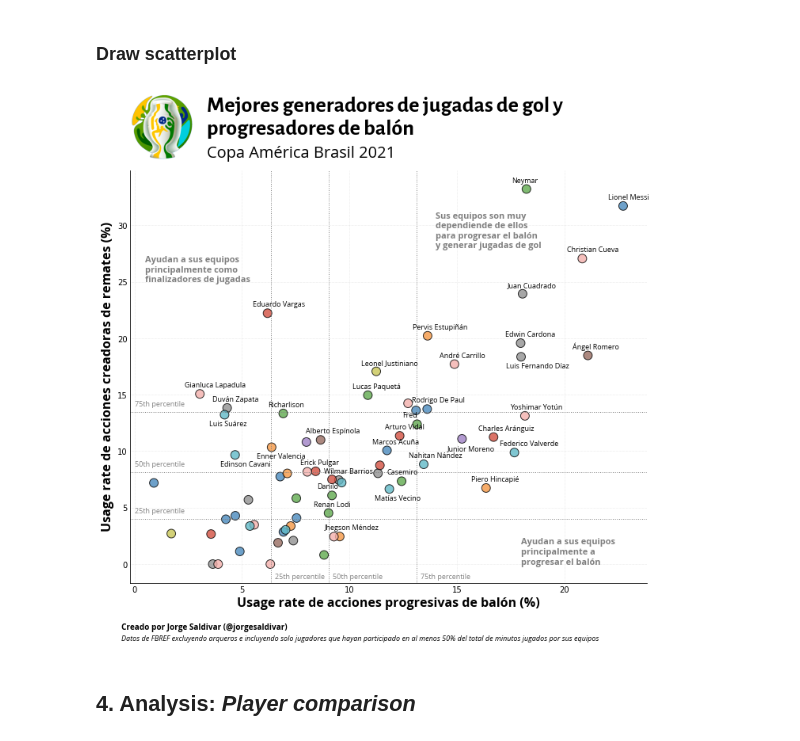
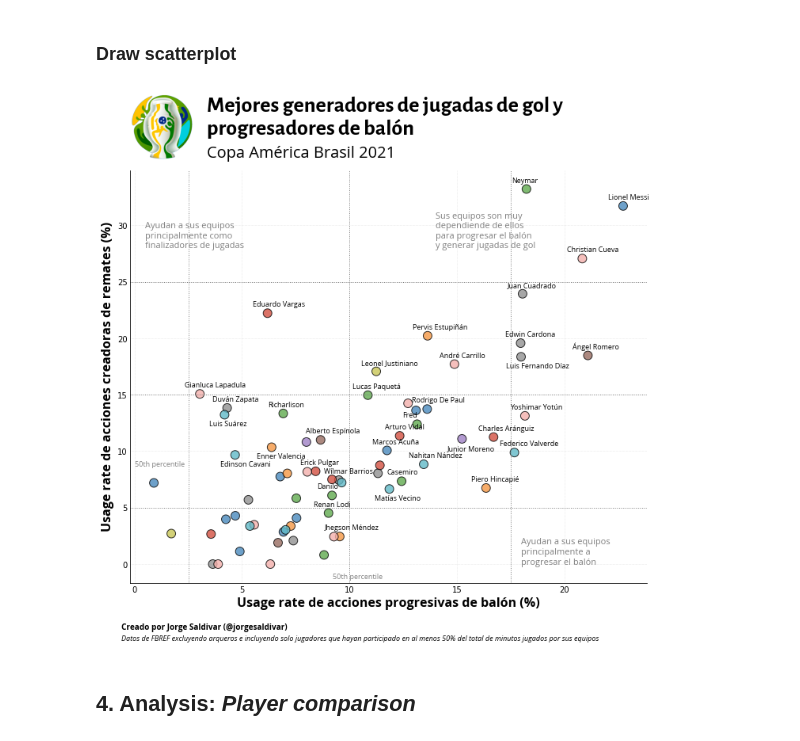
Before and after one commit to joausaga/copa-america-2021-analytics, a Jupyter notebook: player_analysis.ipynb, the cells around one changed output. Drawn from its saved outputs; the diff is of its cells as text; code cells hidden in the pictures.

```diff
--- a/player_analysis.ipynb
+++ b/player_analysis.ipynb
@@ -544,13 +542,13 @@ colors = {'argentina':'#4A8ABD', 'bolivia':'#C8C656', 'brazil':'#61AA4F', 'colom
 
 ax.scatter(x, y, s=120, color=analysis_df['country'].map(colors), alpha=0.8, lw=1, zorder=2, edgecolor='black')
 # add horizontal lines
-ax.axhline(y=analysis_df['sca_usage_rate'].describe()['25%'], color='gray', linestyle='dotted', lw=1)
-ax.axhline(y=analysis_df['sca_usage_rate'].describe()['50%'], color='gray', linestyle='dotted', lw=1)
-ax.axhline(y=analysis_df['sca_usage_rate'].describe()['75%'], color='gray', linestyle='dotted', lw=1)
+ax.axhline(y=np.quantile(ax.get_yticks(), 0.25), color='gray', linestyle='dotted', lw=1)
+ax.axhline(y=np.median(ax.get_yticks()), color='gray', linestyle='dotted', lw=1)
+ax.axhline(y=np.quantile(ax.get_yticks(), 0.75), color='gray', linestyle='dotted', lw=1)
 # add vertical lines
-ax.axvline(x=analysis_df['progressive_actions_usage_rate'].describe()['25%'], color='gray', linestyle='dotted', lw=1)
-ax.axvline(x=analysis_df['progressive_actions_usage_rate'].describe()['50%'], color='gray', linestyle='dotted', lw=1)
-ax.axvline(x=analysis_df['progressive_actions_usage_rate'].describe()['75%'], color='gray', linestyle='dotted', lw=1)
+ax.axvline(x=np.quantile(ax.get_xticks(), 0.25), color='gray', linestyle='dotted', lw=1)
+ax.axvline(x=np.median(ax.get_xticks()), color='gray', linestyle='dotted', lw=1)
+ax.axvline(x=np.quantile(ax.get_xticks(), 0.75), color='gray', linestyle='dotted', lw=1)
 
 #sns.stripplot(x, y, jitter=0.1, size=10)
 
@@ -574,18 +572,18 @@ for s in spines:
         ax.spines[s].set_color(text_color)
 
 # add percentiles annotations
-ax.annotate('25th percentile', (0, analysis_df['sca_usage_rate'].describe()['25%']+0.5), fontfamily=body_font,
-            fontweight="regular", fontsize=9, color='gray', zorder=3)
+#ax.annotate('25th percentile', (0, analysis_df['sca_usage_rate'].describe()['25%']+0.5), fontfamily=body_font,
+#            fontweight="regular", fontsize=9, color='gray', zorder=3)
 ax.annotate('50th percentile', (0, analysis_df['sca_usage_rate'].describe()['50%']+0.5), fontfamily=body_font,
             fontweight="regular", fontsize=9, color='gray', zorder=3)
-ax.annotate('75th percentile', (0, analysis_df['sca_usage_rate'].describe()['75%']+0.5), fontfamily=body_font,
-            fontweight="regular", fontsize=9, color='gray', zorder=3)
-ax.annotate('25th percentile', (analysis_df['progressive_actions_usage_rate'].describe()['25%']+0.2, -1.3),
-            fontfamily=body_font, fontweight="regular", fontsize=9, color='gray', zorder=3)
+#ax.annotate('75th percentile', (0, analysis_df['sca_usage_rate'].describe()['75%']+0.5), fontfamily=body_font,
+#            fontweight="regular", fontsize=9, color='gray', zorder=3)
+#ax.annotate('25th percentile', (analysis_df['progressive_actions_usage_rate'].describe()['25%']+0.2, -1.3),
+#            fontfamily=body_font, fontweight="regular", fontsize=9, color='gray', zorder=3)
 ax.annotate('50th percentile', (analysis_df['progressive_actions_usage_rate'].describe()['50%']+0.2, -1.3),
             fontfamily=body_font, fontweight="regular", fontsize=9, color='gray', zorder=3)
-ax.annotate('75th percentile', (analysis_df['progressive_actions_usage_rate'].describe()['75%']+0.2, -1.3),
-            fontfamily=body_font, fontweight="regular", fontsize=9, color='gray', zorder=3)
+#ax.annotate('75th percentile', (analysis_df['progressive_actions_usage_rate'].describe()['75%']+0.2, -1.3),
+#            fontfamily=body_font, fontweight="regular", fontsize=9, color='gray', zorder=3)
 # add players' names
 for i, txt in enumerate(analysis_df['player']):
     delta_x = -0.7
@@ -593,40 +591,39 @@ for i, txt in enumerate(analysis_df['player']):
     # Some players' names need to be removed to create space for their neighbors (nothing against these guys ;)
     if txt in ['Giovani Lo Celso', 'Luis Mago', 'William Tesillo', 'Matías Viña', 'Mauricio Isla',
                'Eugenio Mena', 'Miguel Trauco', 'Renato Tapia', 'Sergio Peña']:
         continue
     # In some cases put the name behind the dot
     if txt in ['Luis Suárez', 'Luis Fernando Díaz', 'Junior Moreno', 'Matías Vecino', 'Edinson Cavani',
                'Enner Valencia']:
         delta_y = -1
     if x[i] >= analysis_df['progressive_actions_usage_rate'].describe()['50%'] or \
        y[i] >= analysis_df['sca_usage_rate'].describe()['50%']:
         ax.annotate(txt, (x[i]+delta_x, y[i]+delta_y), fontfamily=body_font, fontweight="regular", fontsize=9, color=text_color,
                     zorder=3)
 # add understanding info
-ax.annotate('Ayudan a sus equipos\nprincipalmente como\nfinalizadores de jugadas',(0.5, 25), fontfamily=body_font,
-            fontweight="bold", fontsize=11, color='gray', zorder=3)
+ax.annotate('Ayudan a sus equipos\nprincipalmente como\nfinalizadores de jugadas',(0.5, 28), fontfamily=body_font,
+            fontsize=11, color='gray', zorder=3)
 ax.annotate('Sus equipos son muy\ndependiende de ellos\npara progresar el balón\ny generar jugadas de gol',
-            (14, 28), fontfamily=body_font, fontweight="bold", fontsize=11, color='gray', zorder=3)
+            (14, 28), fontfamily=body_font, fontsize=11, color='gray', zorder=3)
 ax.annotate('Ayudan a sus equipos\nprincipalmente a\nprogresar el balón',
-            (18, 0), fontfamily=body_font, fontweight="bold", fontsize=11, color='gray', zorder=3)
+            (18, 0), fontfamily=body_font, fontsize=11, color='gray', zorder=3)
 
 ax2 = fig.add_axes([0.02,1,0.20,0.15]) # badge
 ax2.axis("off")
 img = Image.open("imgs/Brasil2021ca.png")
 ax2.imshow(img)
 
 
 s = "Creado por Jorge Saldivar (@jorgesaldivar)"
 fig.text(0.05, -0.025, s, fontweight="bold", fontsize=10, fontfamily=body_font, color=text_color)
 s = "Datos de FBREF excluyendo arqueros e incluyendo solo jugadores que hayan participado en al menos 50% del total de minutos jugados por sus equipos"
 fig.text(0.05, -0.05, s, fontstyle="italic",fontsize=9, fontfamily=body_font, color=text_color)
 
+plt.tight_layout()
 plt.savefig("outputs/progessive_creative_load.png", bbox_inches="tight", dpi=300)
-
-plt.tight_layout()
 plt.show()
 # %% [output]
-[figure, old version]
+[figure, new version]
 # %% [markdown]
 ## 4. Analysis: *Player comparison*
 # %% [markdown]
```
Also changed, not shown: parts of 5 cells of this notebook, 22 other files.
